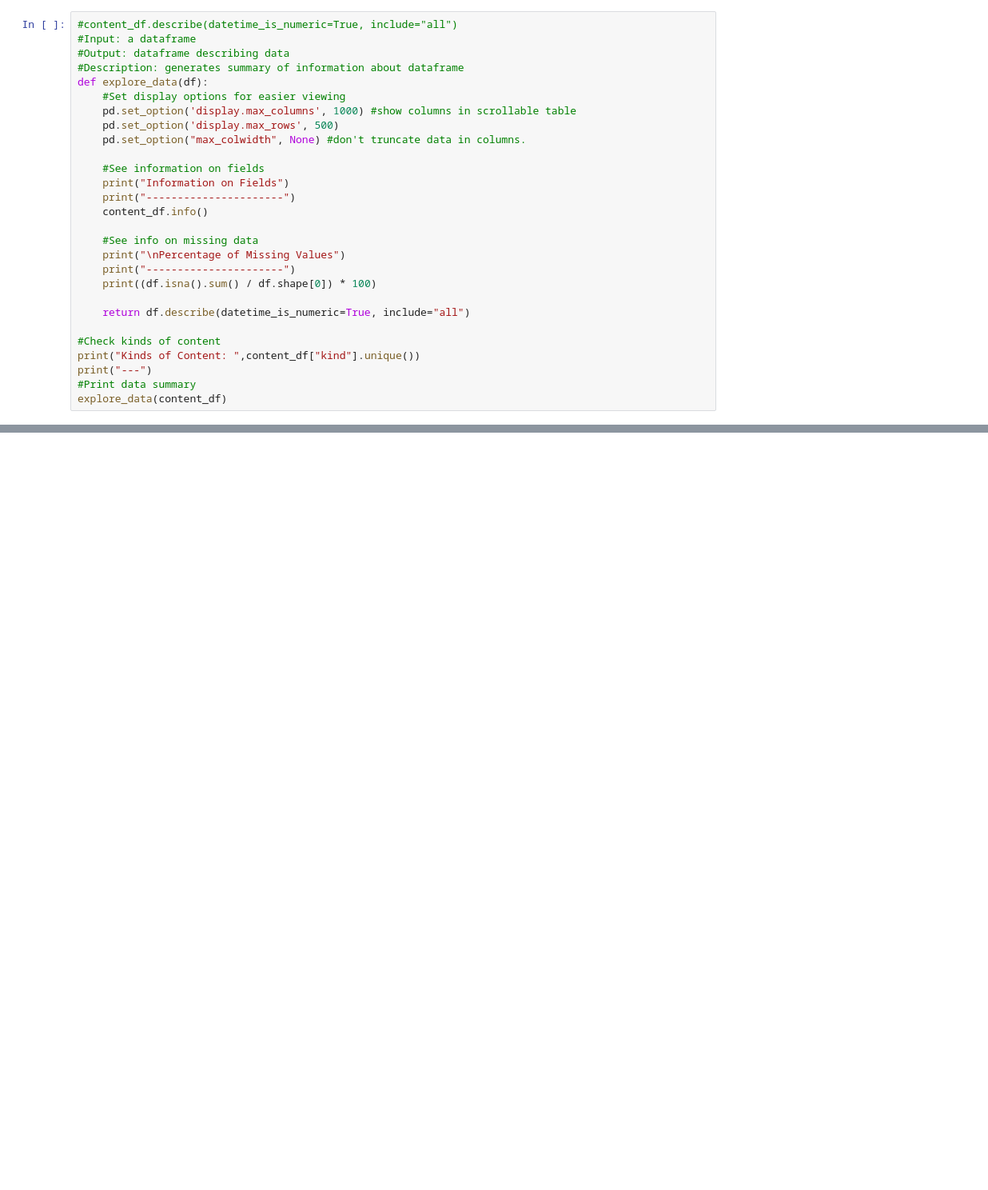
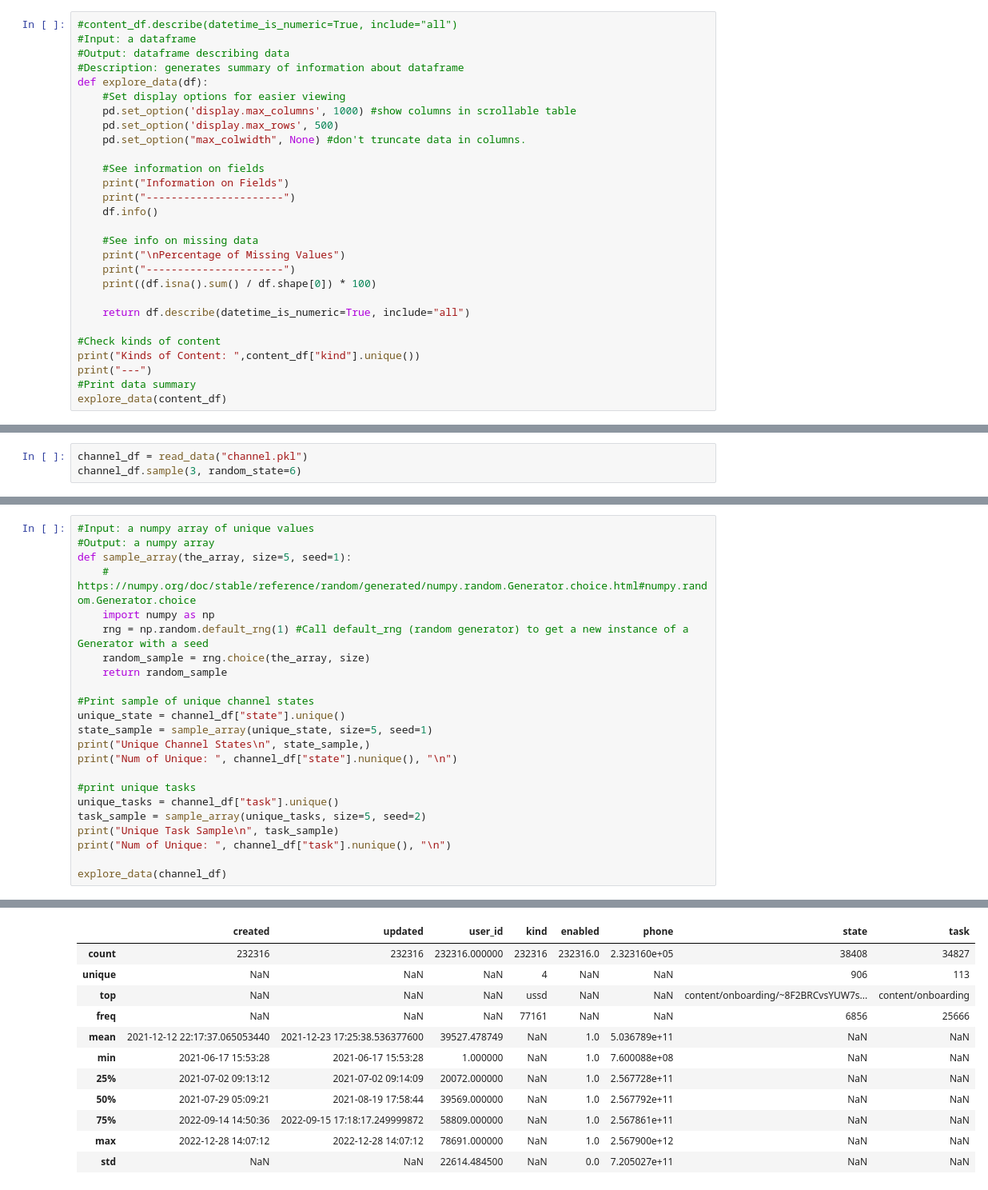
Before and after one commit to darrendbutler/yiya_data_analysis, a Jupyter notebook: dropout_analysis_course_2-3.ipynb, the cells around one changed output, grey strips where cells are left out. Shown at 80% size. Cells and saved outputs as stored; diff of their text form; blank space fills up the shorter version.

```diff
--- a/dropout_analysis_course_2-3.ipynb
+++ b/dropout_analysis_course_2-3.ipynb
@@ -122,7 +134,7 @@ def explore_data(df):
     #See information on fields
     print("Information on Fields")
     print("----------------------")
-    content_df.info()
+    df.info()
 
     #See info on missing data
     print("\nPercentage of Missing Values")
@@ -222,0 +313,3 @@ outbound_df.sample(5)
+# %%
+channel_df = read_data("channel.pkl")
+channel_df.sample(3, random_state=6)
@@ -222,0 +333,24 @@ outbound_df.sample(5)
+# %%
+#Input: a numpy array of unique values
+#Output: a numpy array
+def sample_array(the_array, size=5, seed=1):
+    # https://numpy.org/doc/stable/reference/random/generated/numpy.random.Generator.choice.html#numpy.random.Generator.choice
+    import numpy as np
+    rng = np.random.default_rng(1) #Call default_rng (random generator) to get a new instance of a Generator with a seed
+    random_sample = rng.choice(the_array, size)
+    return random_sample
+
+#Print sample of unique channel states
+unique_state = channel_df["state"].unique()
+state_sample = sample_array(unique_state, size=5, seed=1)
+print("Unique Channel States\n", state_sample,)
+print("Num of Unique: ", channel_df["state"].nunique(), "\n")
+
+#print unique tasks
+unique_tasks = channel_df["task"].unique()
+task_sample = sample_array(unique_tasks, size=5, seed=2)
+print("Unique Task Sample\n", task_sample)
+print("Num of Unique: ", channel_df["task"].nunique(), "\n")
+
+explore_data(channel_df)
+# %% [output]
@@ -222,0 +374,12 @@ outbound_df.sample(5)
+|  | created | updated | user_id | kind | enabled | phone | state | task |
+| count | 232316 | 232316 | 232316.000000 | 232316 | 232316.0 | 2.323160e+05 | 38408 | 34827 |
+| unique | NaN | NaN | NaN | 4 | NaN | NaN | 906 | 113 |
+| top | NaN | NaN | NaN | ussd | NaN | NaN | content/onboarding/~8F2BRCvsYUW7s... | content/onboarding |
+| freq | NaN | NaN | NaN | 77161 | NaN | NaN | 6856 | 25666 |
+| mean | 2021-12-12 22:17:37.065053440 | 2021-12-23 17:25:38.536377600 | 39527.478749 | NaN | 1.0 | 5.036789e+11 | NaN | NaN |
+| min | 2021-06-17 15:53:28 | 2021-06-17 15:53:28 | 1.000000 | NaN | 1.0 | 7.600088e+08 | NaN | NaN |
+| 25% | 2021-07-02 09:13:12 | 2021-07-02 09:14:09 | 20072.000000 | NaN | 1.0 | 2.567728e+11 | NaN | NaN |
+| 50% | 2021-07-29 05:09:21 | 2021-08-19 17:58:44 | 39569.000000 | NaN | 1.0 | 2.567792e+11 | NaN | NaN |
+| 75% | 2022-09-14 14:50:36 | 2022-09-15 17:18:17.249999872 | 58809.000000 | NaN | 1.0 | 2.567861e+11 | NaN | NaN |
+| max | 2022-12-28 14:07:12 | 2022-12-28 14:07:12 | 78691.000000 | NaN | 1.0 | 2.567900e+12 | NaN | NaN |
+| std | NaN | NaN | 22614.484500 | NaN | 0.0 | 7.205027e+11 | NaN | NaN |
```
Also changed, not shown: parts of 23 cells of this notebook.
